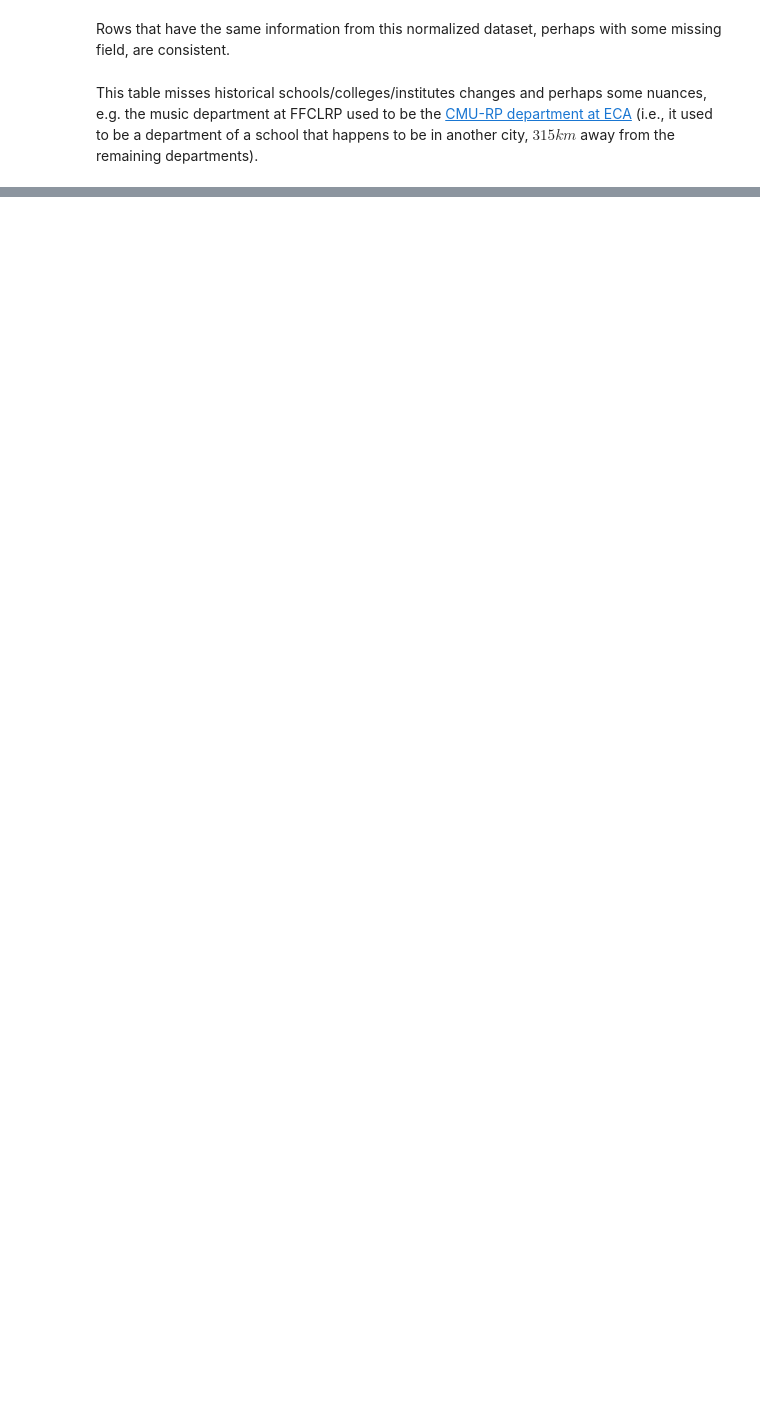
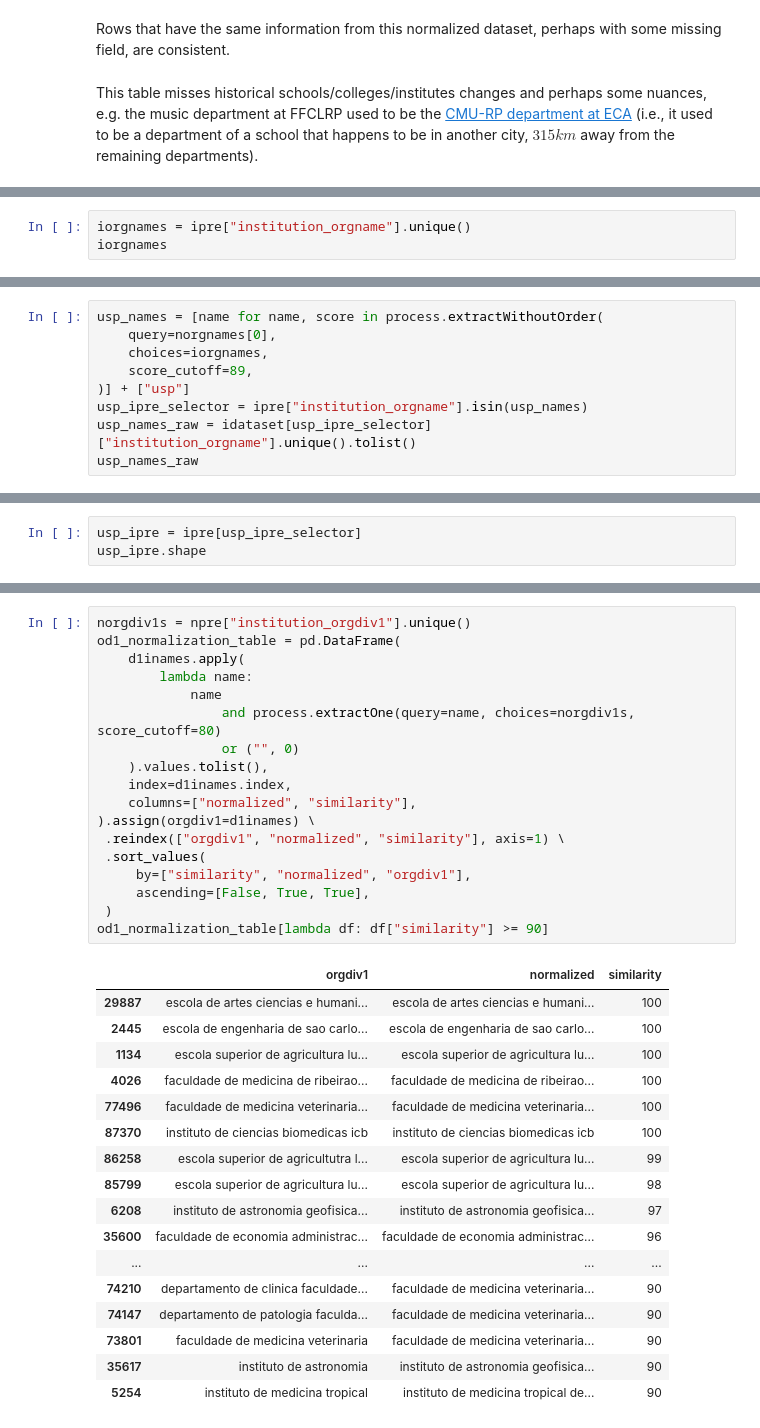
Before and after one commit to scieloorg/normalizations-experiments, a Jupyter notebook: experiments_2018-08_usp.ipynb, the cells around one changed output, grey strips where cells are left out. Saved outputs shown, nothing was run; the diff lists cells and outputs as text; blank space fills up the shorter version.

```diff
--- a/experiments_2018-08_usp.ipynb
+++ b/experiments_2018-08_usp.ipynb
@@ -231,0 +253,3 @@ e.g. the music department at FFCLRP used to be the
+# %%
+iorgnames = ipre["institution_orgname"].unique()
+iorgnames
@@ -231,0 +346,9 @@ e.g. the music department at FFCLRP used to be the
+# %%
+usp_names = [name for name, score in process.extractWithoutOrder(
+    query=norgnames[0],
+    choices=iorgnames,
+    score_cutoff=89,
+)] + ["usp"]
+usp_ipre_selector = ipre["institution_orgname"].isin(usp_names)
+usp_names_raw = idataset[usp_ipre_selector]["institution_orgname"].unique().tolist()
+usp_names_raw
@@ -231,0 +376,3 @@ e.g. the music department at FFCLRP used to be the
+# %%
+usp_ipre = ipre[usp_ipre_selector]
+usp_ipre.shape
@@ -231,0 +388,36 @@ e.g. the music department at FFCLRP used to be the
+# %%
+norgdiv1s = npre["institution_orgdiv1"].unique()
+od1_normalization_table = pd.DataFrame(
+    d1inames.apply(
+        lambda name:
+            name
+                and process.extractOne(query=name, choices=norgdiv1s, score_cutoff=80)
+                or ("", 0)
+    ).values.tolist(),
+    index=d1inames.index,
+    columns=["normalized", "similarity"],
+).assign(orgdiv1=d1inames) \
+ .reindex(["orgdiv1", "normalized", "similarity"], axis=1) \
+ .sort_values(
+     by=["similarity", "normalized", "orgdiv1"],
+     ascending=[False, True, True],
+ )
+od1_normalization_table[lambda df: df["similarity"] >= 90]
+# %% [output]
+|  | orgdiv1 | normalized | similarity |
+| 29887 | escola de artes ciencias e humani... | escola de artes ciencias e humani... | 100 |
+| 2445 | escola de engenharia de sao carlo... | escola de engenharia de sao carlo... | 100 |
+| 1134 | escola superior de agricultura lu... | escola superior de agricultura lu... | 100 |
+| 4026 | faculdade de medicina de ribeirao... | faculdade de medicina de ribeirao... | 100 |
+| 77496 | faculdade de medicina veterinaria... | faculdade de medicina veterinaria... | 100 |
+| 87370 | instituto de ciencias biomedicas icb | instituto de ciencias biomedicas icb | 100 |
+| 86258 | escola superior de agricultutra l... | escola superior de agricultura lu... | 99 |
+| 85799 | escola superior de agricultura lu... | escola superior de agricultura lu... | 98 |
+| 6208 | instituto de astronomia geofisica... | instituto de astronomia geofisica... | 97 |
+| 35600 | faculdade de economia administrac... | faculdade de economia administrac... | 96 |
+| ... | ... | ... | ... |
+| 74210 | departamento de clinica faculdade... | faculdade de medicina veterinaria... | 90 |
+| 74147 | departamento de patologia faculda... | faculdade de medicina veterinaria... | 90 |
+| 73801 | faculdade de medicina veterinaria | faculdade de medicina veterinaria... | 90 |
+| 35617 | instituto de astronomia | instituto de astronomia geofisica... | 90 |
+| 5254 | instituto de medicina tropical | instituto de medicina tropical de... | 90 |
```
Also changed, not shown: parts of 30 cells of this notebook.
